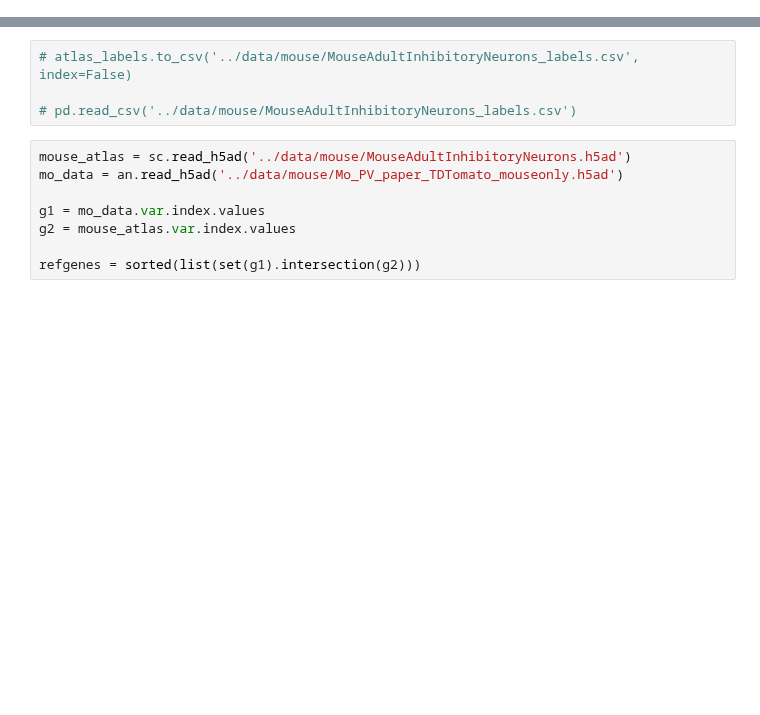
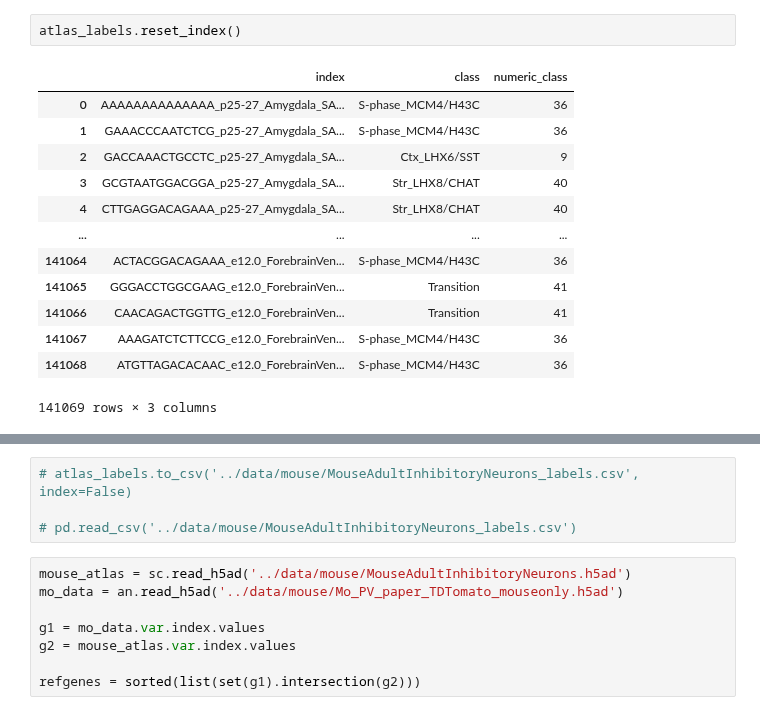
Before and after one commit to jlehrer1/comparative-organoids, a Jupyter notebook: notebooks/Mouse_model_01.ipynb, the cells around one changed output, grey strips where cells are left out. Cells and saved outputs as stored; diff of their text form; blank space fills up the shorter version.

```diff
--- a/notebooks/Mouse_model_01.ipynb
+++ b/notebooks/Mouse_model_01.ipynb
@@ -20 +42,17 @@ labelfiles=['../data/mouse/Adult Inhibitory Neurons in Mouse_labels.tsv']
+# %%
+atlas_labels.reset_index()
+# %% [output]
+|  | index | class | numeric_class |
+| 0 | AAAAAAAAAAAAAA_p25-27_Amygdala_SA... | S-phase_MCM4/H43C | 36 |
+| 1 | GAAACCCAATCTCG_p25-27_Amygdala_SA... | S-phase_MCM4/H43C | 36 |
+| 2 | GACCAAACTGCCTC_p25-27_Amygdala_SA... | Ctx_LHX6/SST | 9 |
+| 3 | GCGTAATGGACGGA_p25-27_Amygdala_SA... | Str_LHX8/CHAT | 40 |
+| 4 | CTTGAGGACAGAAA_p25-27_Amygdala_SA... | Str_LHX8/CHAT | 40 |
+| ... | ... | ... | ... |
+| 141064 | ACTACGGACAGAAA_e12.0_ForebrainVen... | S-phase_MCM4/H43C | 36 |
+| 141065 | GGGACCTGGCGAAG_e12.0_ForebrainVen... | Transition | 41 |
+| 141066 | CAACAGACTGGTTG_e12.0_ForebrainVen... | Transition | 41 |
+| 141067 | AAAGATCTCTTCCG_e12.0_ForebrainVen... | S-phase_MCM4/H43C | 36 |
+| 141068 | ATGTTAGACACAAC_e12.0_ForebrainVen... | S-phase_MCM4/H43C | 36 |
+141069 rows × 3 columns
 # %%
```
Also changed, not shown: parts of 7 cells of this notebook, 12 other files.
